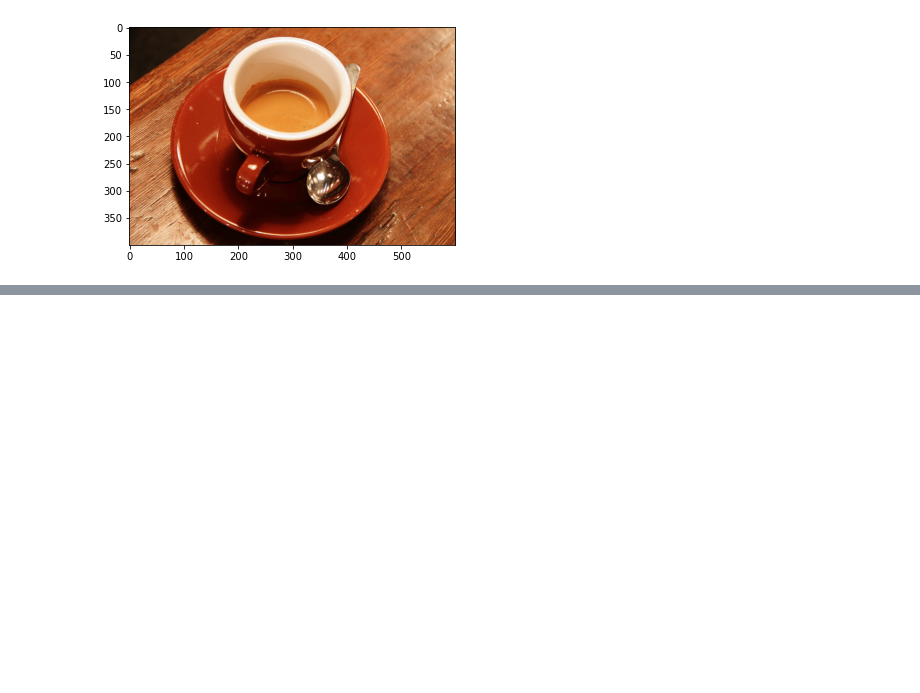
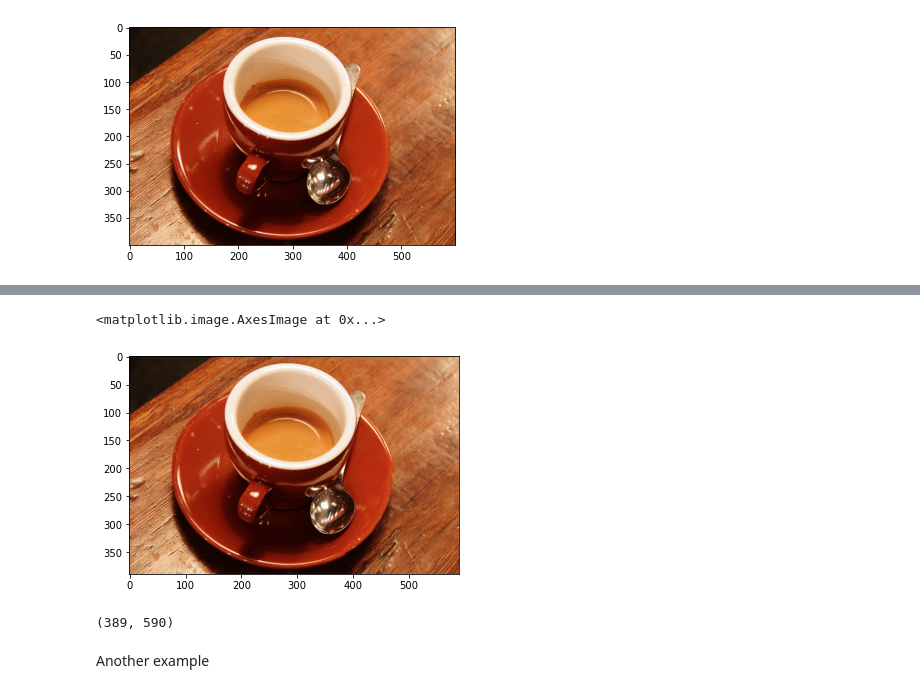
Before and after one commit to itsabijection/seam_carver, a Jupyter notebook: seam_carver.ipynb, the cells around one changed output, grey strips where cells are left out. Cells and saved outputs as stored; diff of their text form; code cells hidden in the pictures; blank space fills up the shorter version.

```diff
--- a/seam_carver.ipynb
+++ b/seam_carver.ipynb
@@ -115,3 +143,14 @@ a.width
+# %%
+plt.imshow(coffee.image)
+# %% [output]
+<matplotlib.image.AxesImage at 0x...>
+[figure, added]
+# %%
+coffee.height, coffee.width
+# %% [output]
+(389, 590)
+# %% [markdown]
+Another example
 # %%
 rocket_seam = seam_carver(data.rocket().tolist())
 # %%
```
Also changed, not shown: parts of 13 cells of this notebook.
